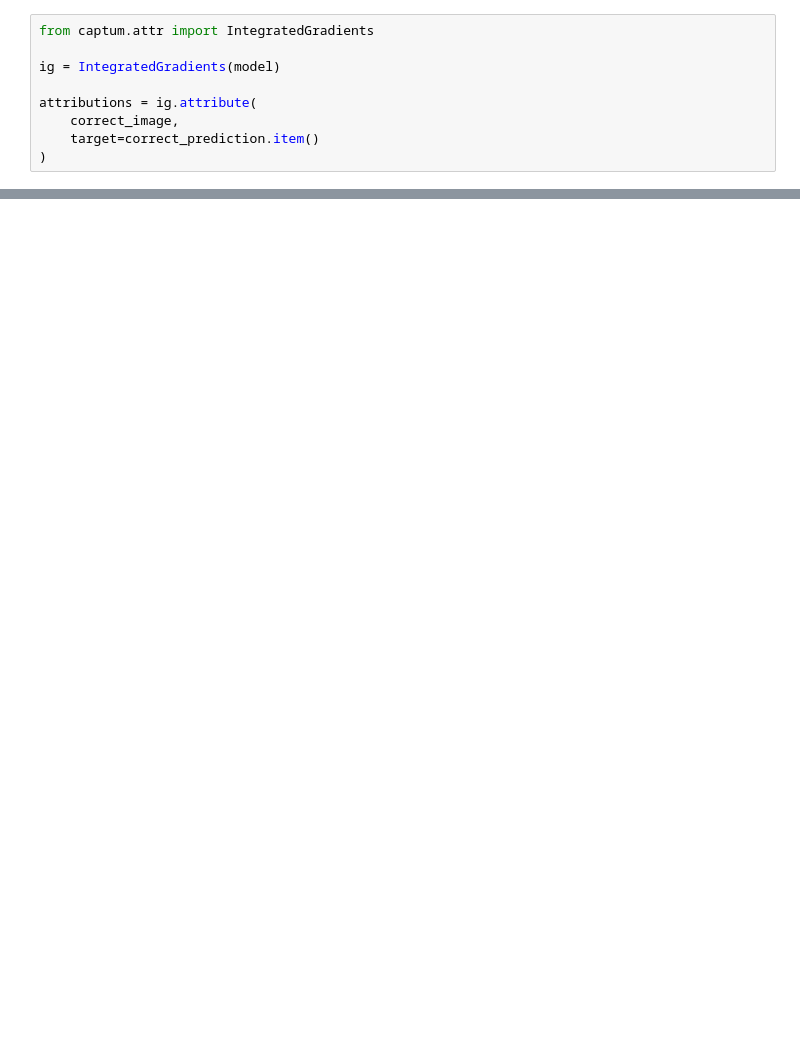
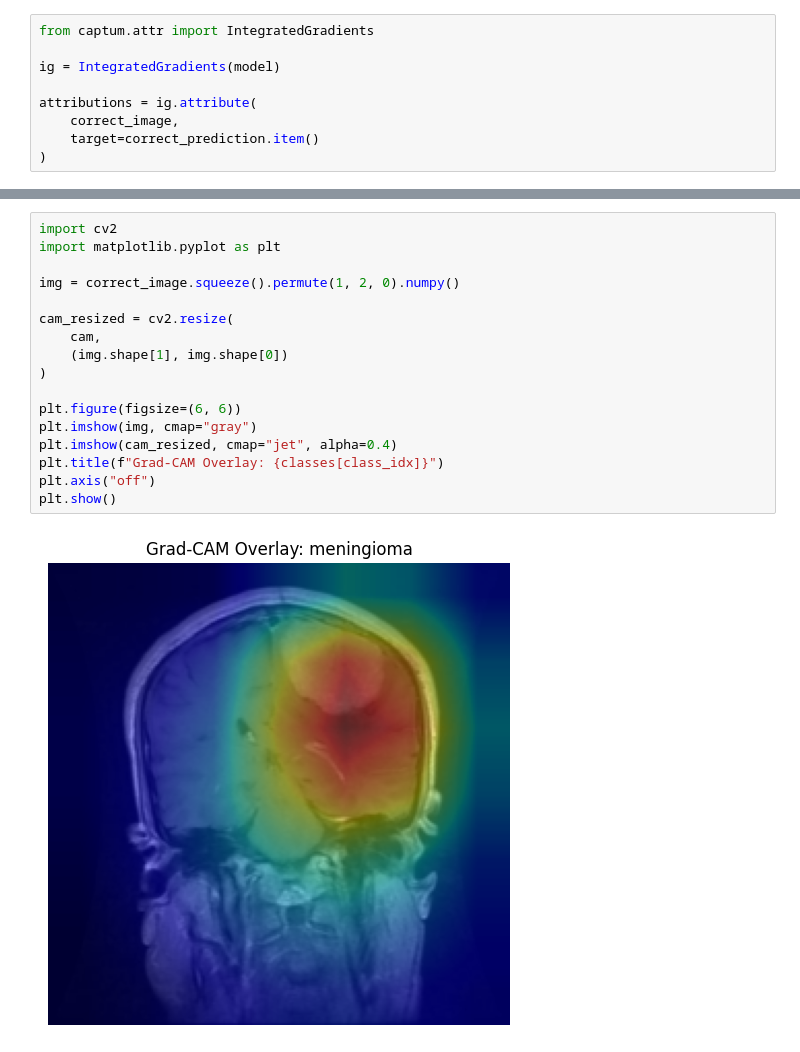
Before and after one commit to ccai2053/brisc2025-brain-tumor-project, a Jupyter notebook: notebooks/interpretability_demo.ipynb, the cells around one changed output, grey strips where cells are left out. Cells and saved outputs as stored; diff of their text form; blank space fills up the shorter version.

```diff
--- a/notebooks/interpretability_demo.ipynb
+++ b/notebooks/interpretability_demo.ipynb
@@ -165,0 +166,19 @@ plt.show()
+# %%
+import cv2
+import matplotlib.pyplot as plt
+
+img = correct_image.squeeze().permute(1, 2, 0).numpy()
+
+cam_resized = cv2.resize(
+    cam,
+    (img.shape[1], img.shape[0])
+)
+
+plt.figure(figsize=(6, 6))
+plt.imshow(img, cmap="gray")
+plt.imshow(cam_resized, cmap="jet", alpha=0.4)
+plt.title(f"Grad-CAM Overlay: {classes[class_idx]}")
+plt.axis("off")
+plt.show()
+# %% [output]
+[figure, added]
```
Also changed, not shown: parts of 12 cells of this notebook, 2 other files.
